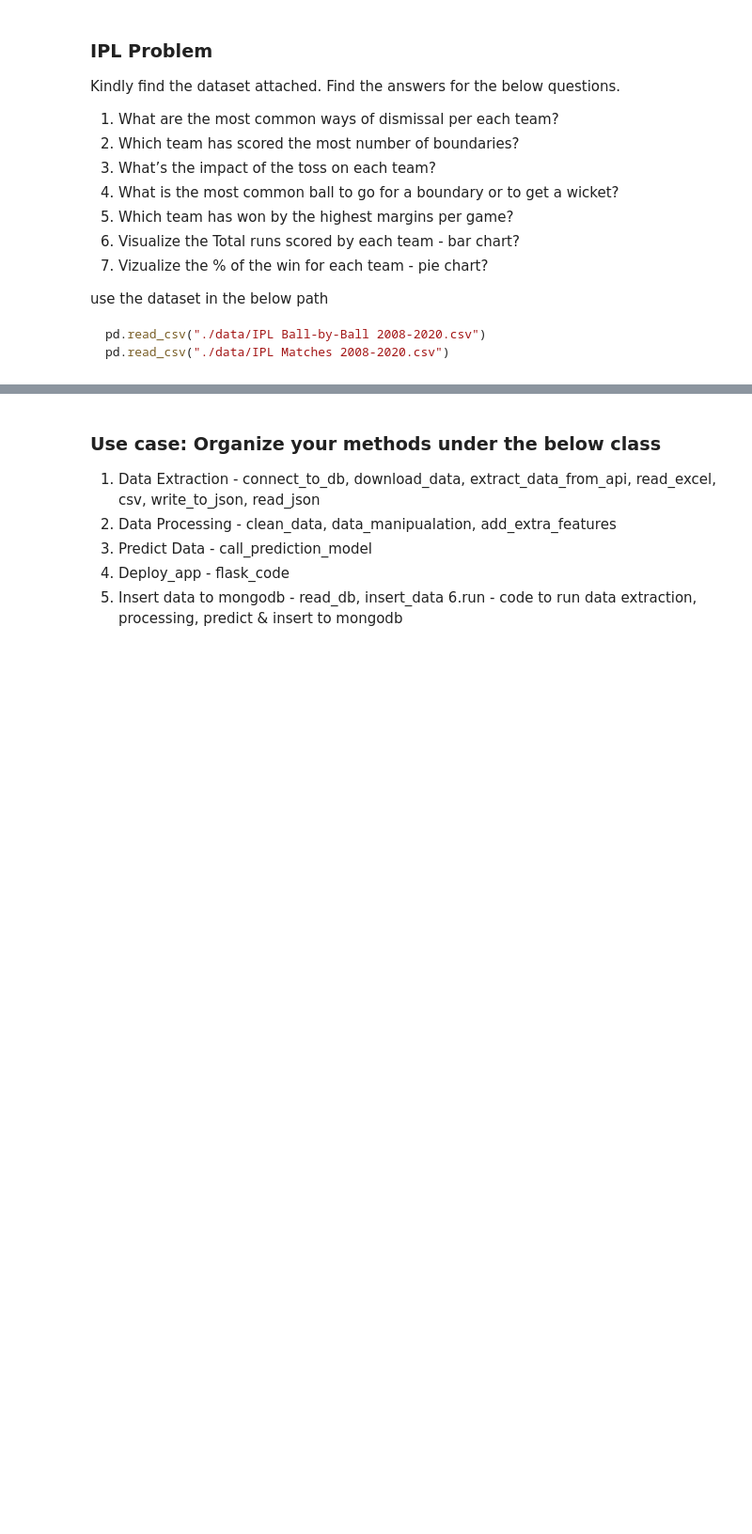
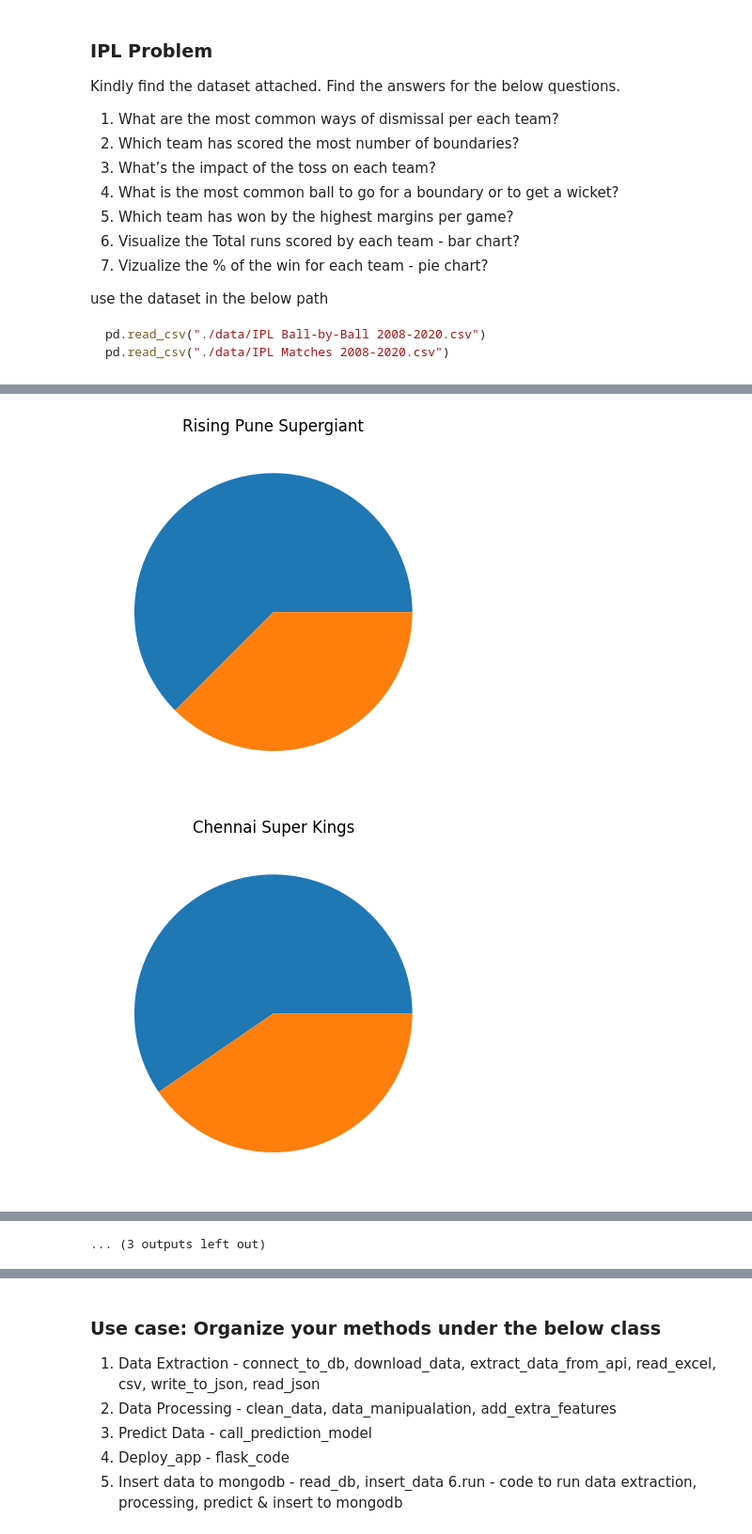
Before and after one commit to instigateideas/training-repo, a Jupyter notebook: python/Session-2/Problem & Use case.ipynb, the cells around one changed output, grey strips where cells are left out. Shown: that part at 94% size. Drawn from its saved outputs; the diff is of its cells as text; code cells hidden in the pictures; blank space fills up the shorter version.

```diff
--- a/python/Session-2/Problem & Use case.ipynb
+++ b/python/Session-2/Problem & Use case.ipynb
@@ -25,0 +493,2 @@ pd.read_csv("./data/IPL Matches 2008-2020.csv")
+# %%
+winner_pct_df = pd.merge(team_matches, winner_cnt, left_index=True, right_index=True)
@@ -25,0 +515,2 @@ pd.read_csv("./data/IPL Matches 2008-2020.csv")
+# %%
+winner_pct_df["win_pct"] = round(winner_pct_df["winner"]/winner_pct_df["Total"]*100, 2)
@@ -25,0 +537,2 @@ pd.read_csv("./data/IPL Matches 2008-2020.csv")
+# %%
+win_pct_sorted = winner_pct_df.sort_values(by="win_pct", ascending=False)
@@ -25,0 +563,2 @@ pd.read_csv("./data/IPL Matches 2008-2020.csv")
+# %%
+win_pct_sorted["lost_pct"] = 100 - win_pct_sorted["win_pct"]
@@ -25,0 +584,12 @@ pd.read_csv("./data/IPL Matches 2008-2020.csv")
+# %%
+for i in win_pct_sorted.iterrows():
+    win_pct = i[1]["win_pct"]
+    loss_pct = i[1]["lost_pct"]
+    team = i[1]["team1"]
+    graph_data = [win_pct, loss_pct]
+    plt.pie(graph_data)
+    plt.title(team)
+    plt.show()
+# %% [output]
+[figure, added]
+[figure, added]
@@ -25,0 +606 @@ pd.read_csv("./data/IPL Matches 2008-2020.csv")
+... (3 outputs left out)
```
Also changed, not shown: parts of 65 cells of this notebook, 44 other files.
